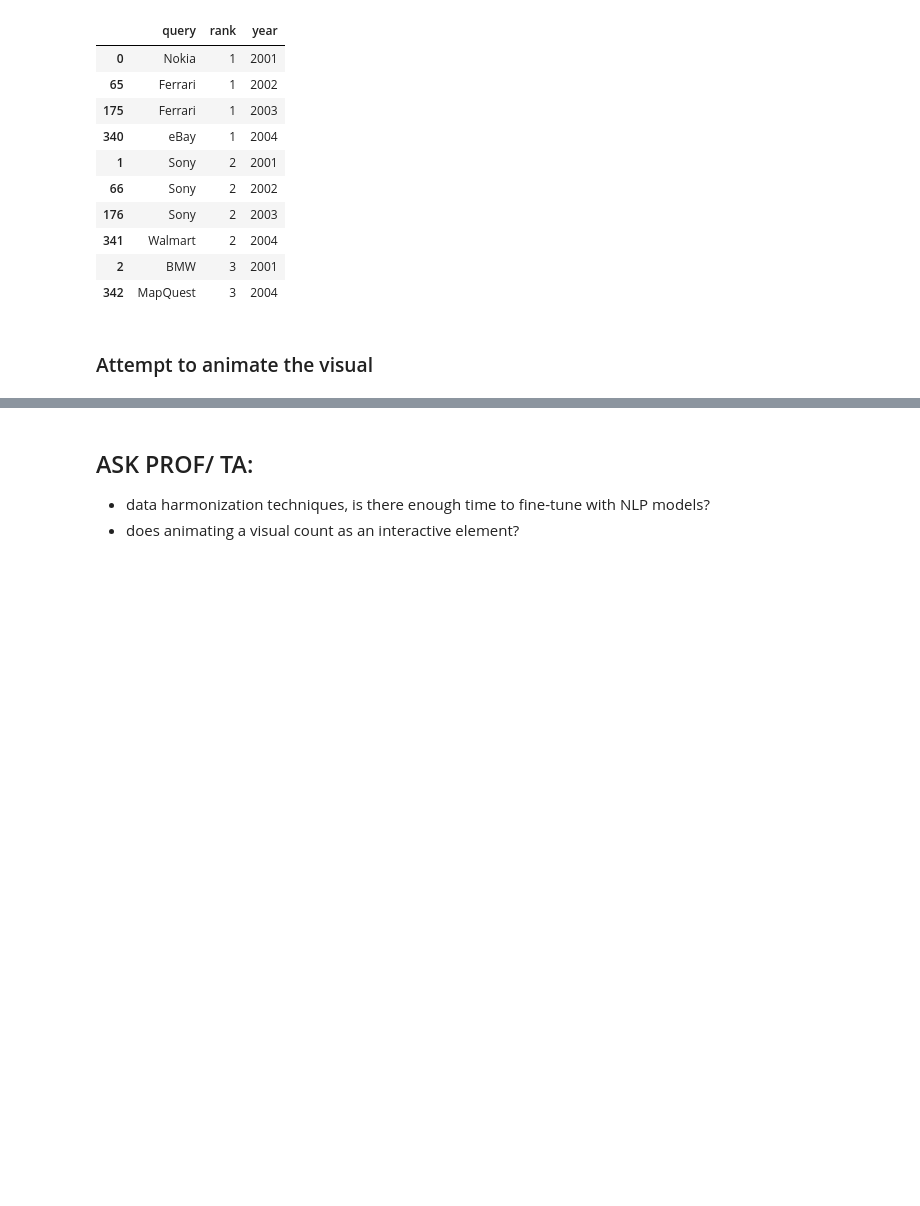
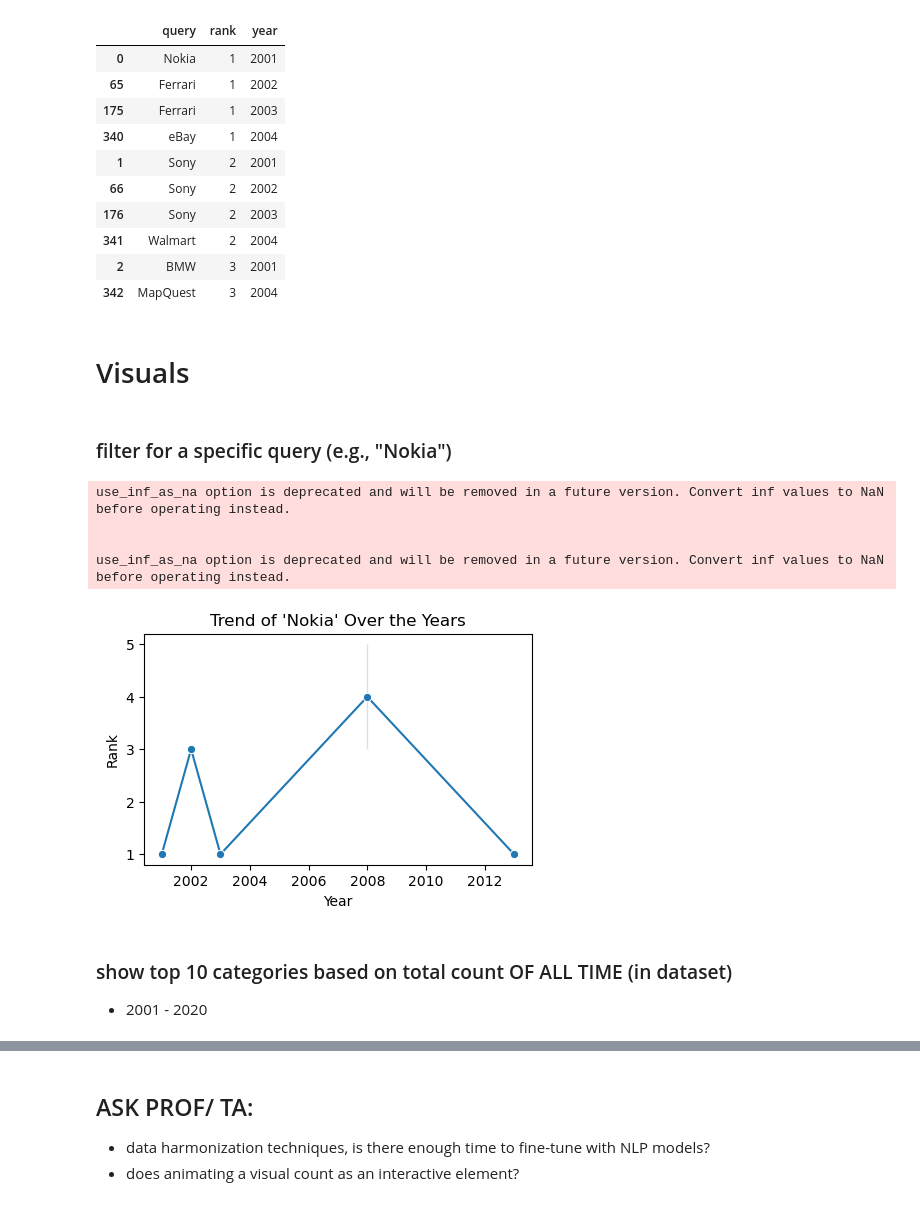
Before and after one commit to jshiah/dsc209r-datavisualization-finalproject, a Jupyter notebook: JS_DataExploration.ipynb, the cells around one changed output, grey strips where cells are left out. Saved outputs shown, nothing was run; the diff lists cells and outputs as text; code cells hidden in the pictures; blank space fills up the shorter version.

Commit message:
Cleaned up data exploration script

```diff
--- a/JS_DataExploration.ipynb
+++ b/JS_DataExploration.ipynb
@@ -149,4 +190,26 @@ category_trends = df.groupby(['year', 'category']).size().reset_index(name='coun
 
 # sort by count within each year
 category_trends_sorted = category_trends.sort_values(['year', 'count'], ascending=[True, False])
+# %% [markdown]
+# Visuals
+# %% [markdown]
+### filter for a specific query (e.g., "Nokia")
+# %%
+specific_query_trends = df[df['query'] == 'Nokia']
+
+plt.figure(figsize=(5, 3))
+sns.lineplot(data=specific_query_trends, x='year', y='rank', marker='o')
+plt.title("Trend of 'Nokia' Over the Years")
+plt.ylabel('Rank')
+plt.xlabel('Year')
+plt.show()
+# %% [output]
+use_inf_as_na option is deprecated and will be removed in a future version. Convert inf values to NaN before operating instead.
+
+
+use_inf_as_na option is deprecated and will be removed in a future version. Convert inf values to NaN before operating instead.
+[figure, added]
+# %% [markdown]
+### show top 10 categories based on total count OF ALL TIME (in dataset)
+- 2001 - 2020
 # %%
@@ -171,5 +233,3 @@ fig.update_layout(
 )
 
 fig.show()
-# %% [markdown]
-### Attempt to animate the visual
```
Also changed, not shown: parts of 22 cells of this notebook.
